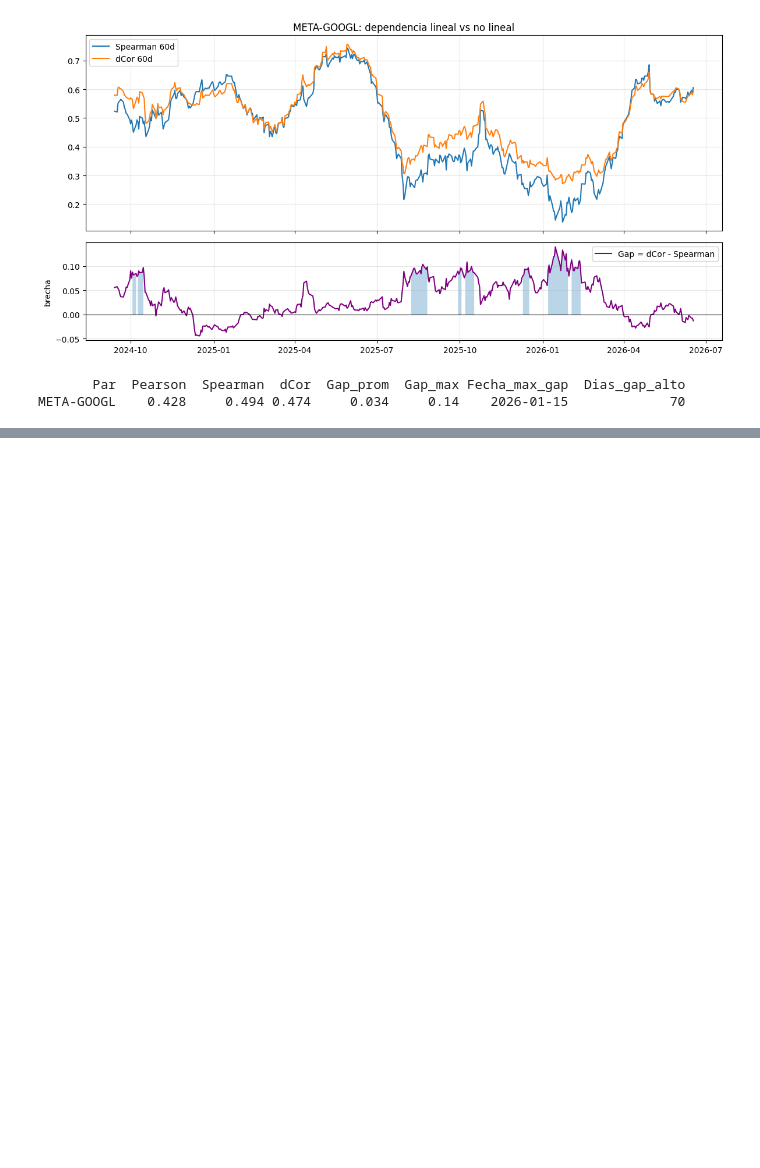
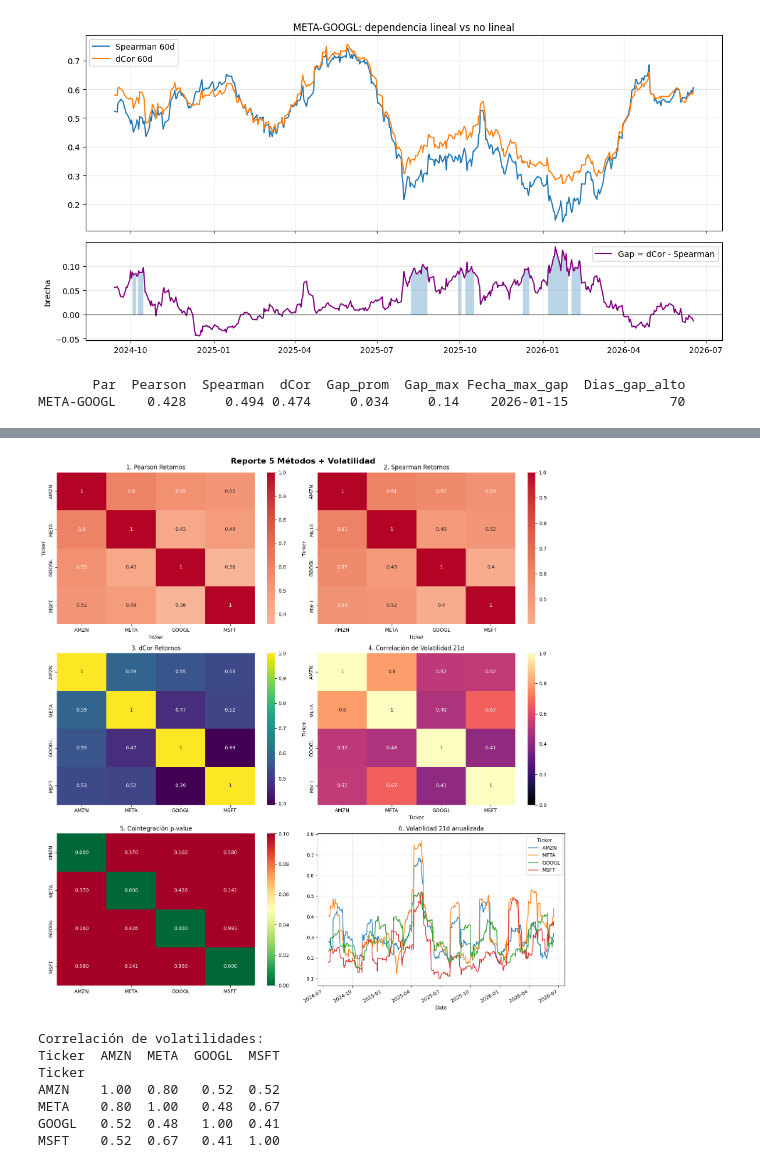
Before and after one commit to Saul-Ochoa/-Forecast-Time-Series-Repository, a Jupyter notebook: Relaciones entre los 7 Magníficos/Relaciones_stocks.ipynb, the cells around one changed output, grey strips where cells are left out. Cells and saved outputs as stored; diff of their text form; code cells hidden in the pictures; blank space fills up the shorter version.

```diff
--- a/Relaciones entre los 7 Magníficos/Relaciones_stocks.ipynb
+++ b/Relaciones entre los 7 Magníficos/Relaciones_stocks.ipynb
@@ -741,0 +885,78 @@ META-GOOGL    0.428     0.494 0.474     0.034     0.14    2026-01-15
+# %%
+def reporte_completo_v2(prices, returns_log, tickers, window=60):
+
+    # 1. Retornos
+    pearson_m = returns_log[tickers].corr()
+    spearman_m = returns_log[tickers].corr(method='spearman')
+
+    dcor_m = pd.DataFrame(index=tickers, columns=tickers, dtype=float)
+    for i in tickers:
+        for j in tickers:
+            dcor_m.loc[i,j] = 1.0 if i==j else dcor.distance_correlation(
+                returns_log[i].dropna(), returns_log[j].dropna())
+
+    # 2. Volatilidad 21d anualizada
+    vol_21d = returns_log[tickers].rolling(21).std() * np.sqrt(252)
+    vol_corr = vol_21d.corr() # correlación de volatilidades
+
+    # 3. Cointegración
+    coint_rows = []
+    for i,a in enumerate(tickers):
+        for j,b in enumerate(tickers):
+            if i<j:
+                y0,y1 = prices[a].dropna().align(prices[b].dropna(), join='inner')
+                score,pval,_ = coint(y0.values, y1.values.reshape(-1,1))
+                coint_rows.append({'Par':f'{a}-{b}', 'p_value':round(pval,4)})
+    coint_df = pd.DataFrame(coint_rows)
+
+    # 4. Gap
+    gap_rows = []
+    for i,a in enumerate(tickers):
+        for j,b in enumerate(tickers):
+            if i<j:
+                spear_roll = returns_log[a].rolling(window).rank().rolling(window).corr(
+                             returns_log[b].rolling(window).rank())
+                dcor_roll = returns_log[a].rolling(window).apply(
+                    lambda x: dcor.distance_correlation(x, returns_log[b].loc[x.index]), raw=False)
+                gap = dcor_roll - spear_roll
+                gap_rows.append({'Par':f'{a}-{b}', 'Gap_max':round(gap.max(),3),
+                                 'Dias_alto':int((gap>0.08).sum())})
+    gap_df = pd.DataFrame(gap_rows)
+
+    # 5. PLOT 3x2
+    fig, axes = plt.subplots(3,2, figsize=(15,16))
+    axes = axes.flatten()
+
+    sns.heatmap(pearson_m, annot=True, cmap='coolwarm', center=0, ax=axes[0]); axes[0].set_title('1. Pearson Retornos')
+    sns.heatmap(spearman_m, annot=True, cmap='coolwarm', center=0, ax=axes[1]); axes[1].set_title('2. Spearman Retornos')
+    sns.heatmap(dcor_m.astype(float), annot=True, cmap='viridis', ax=axes[2]); axes[2].set_title('3. dCor Retornos')
+    sns.heatmap(vol_corr, annot=True, cmap='magma', vmin=0, vmax=1, ax=axes[3]); axes[3].set_title('4. Correlación de Volatilidad 21d')
+
+    pval_m = pd.DataFrame(1.0, index=tickers, columns=tickers)
+    for _,r in coint_df.iterrows():
+        a,b = r['Par'].split('-'); pval_m.loc[a,b]=r['p_value']; pval_m.loc[b,a]=r['p_value']
+    for i in range(len(pval_m)): pval_m.iloc[i,i]=0
+    sns.heatmap(pval_m, annot=True, fmt='.3f', cmap='RdYlGn_r', vmin=0, vmax=0.1, ax=axes[4])
+    axes[4].set_title('5. Cointegración p-value')
+
+    # Panel extra: serie de volatilidad
+    vol_21d.plot(ax=axes[5], linewidth=1.5); axes[5].set_title('6. Volatilidad 21d anualizada'); axes[5].grid(alpha=0.3)
+
+    plt.suptitle('Reporte 5 Métodos + Volatilidad', fontsize=16, fontweight='bold')
+    plt.tight_layout(); plt.show()
+
+    return {'vol_corr': vol_corr, 'vol_series': vol_21d, 'gap': gap_df, 'coint': coint_df}
+
+# USO
+res = reporte_completo_v2(close_data, returns_log, ['AMZN','META','GOOGL','MSFT'])
+print("\nCorrelación de volatilidades:")
+print(res['vol_corr'].round(2))
+# %% [output]
+[figure, added]
+Correlación de volatilidades:
+Ticker  AMZN  META  GOOGL  MSFT
+Ticker
+AMZN    1.00  0.80   0.52  0.52
+META    0.80  1.00   0.48  0.67
+GOOGL   0.52  0.48   1.00  0.41
+MSFT    0.52  0.67   0.41  1.00
```
Also changed, not shown: parts of 12 cells of this notebook.
